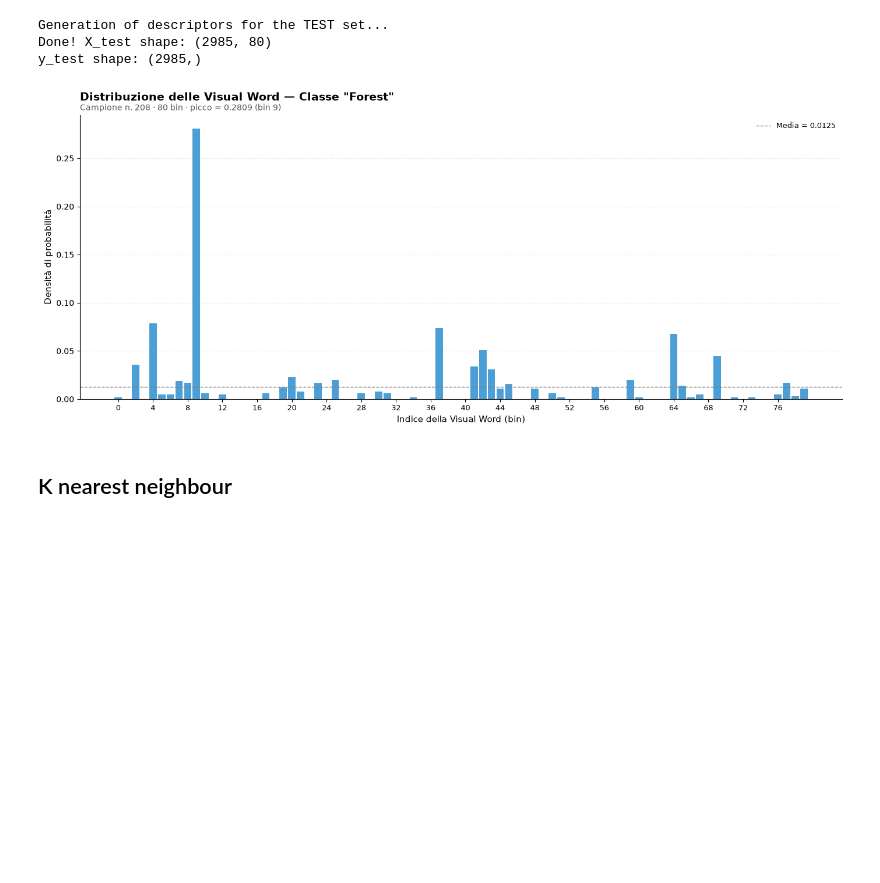
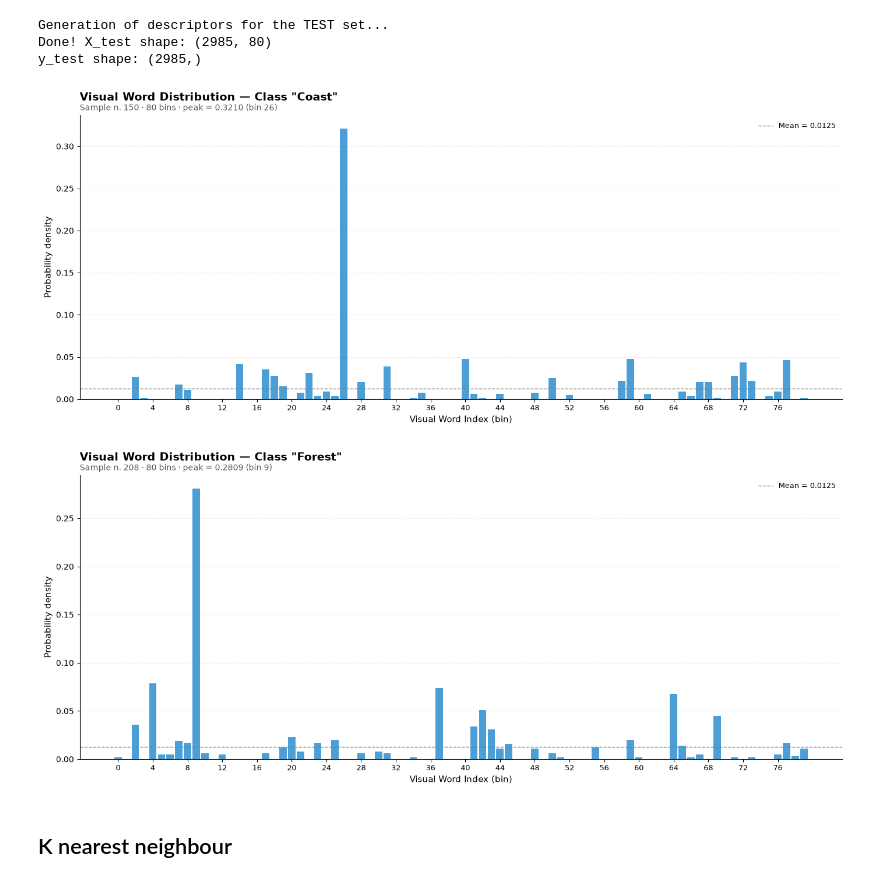
Before and after one commit to RebertoUNI/Computer-vision, a Jupyter notebook: project.ipynb, the cells around one changed output. Saved outputs shown, nothing was run; the diff lists cells and outputs as text; code cells hidden in the pictures; blank space fills up the shorter version.

```diff
--- a/project.ipynb
+++ b/project.ipynb
@@ -382,53 +382,63 @@ y_test shape: (2985,)
 # %%
 import matplotlib.pyplot as plt
 import numpy as np
 
-idx = 208
-hist = np.asarray(X_train[idx])
-label = str(y_train[idx]).strip().capitalize()  # pulizia della label
+def plot_hist(idx, X_train, y_train):
+    hist = np.asarray(X_train[idx])
+    label = str(y_train[idx]).strip().capitalize()  # label cleaning
 
-fig, ax = plt.subplots(figsize=(14, 6))
+    fig, ax = plt.subplots(figsize=(14, 6))
 
-# Tutte le barre blu
-ax.bar(range(len(hist)), hist, color='#4c9fd6',
-       edgecolor='none', width=0.85)
+    # All blue bars
+    ax.bar(range(len(hist)), hist, color='#4c9fd6',
+           edgecolor='none', width=0.85)
 
-# Linea della media
-media = hist.mean()
-ax.axhline(media, color='gray', linestyle='--', linewidth=1,
-           label=f'Media = {media:.4f}')
+    # Mean line
+    media = hist.mean()
+    ax.axhline(media, color='gray', linestyle='--', linewidth=1,
+               label=f'Mean = {media:.4f}')
 
-# Tick leggibili: 1 ogni N
-step = max(1, len(hist) // 20)
-ax.set_xticks(range(0, len(hist), step))
-ax.set_xticklabels(range(0, len(hist), step), fontsize=9)
+    # Readable ticks: 1 every N
+    step = max(1, len(hist) // 20)
+    ax.set_xticks(range(0, len(hist), step))
+    ax.set_xticklabels(range(0, len(hist), step), fontsize=9)
 
-# Titolo pulito (una sola stringa, niente annidamenti strani)
-titolo = f'Distribuzione delle Visual Word — Classe "{label}"'
-ax.set_title(titolo, fontsize=14, fontweight='bold', loc='left', pad=18)
+    # Clean title (single string, no weird nesting)
+    titolo = f'Visual Word Distribution — Class "{label}"'
+    ax.set_title(titolo, fontsize=14, fontweight='bold', loc='left', pad=18)
 
-# Sottotitolo con info utili
-picco_bin = int(hist.argmax())
-sottotitolo = (f'Campione n. {idx} · {len(hist)} bin · '
-               f'picco = {hist.max():.4f} (bin {picco_bin})')
-ax.text(0, 1.01, sottotitolo, transform=ax.transAxes,
-        fontsize=10, color='#555', va='bottom')
+    # Subtitle with useful info
+    picco_bin = int(hist.argmax())
+    sottotitolo = (f'Sample n. {idx} · {len(hist)} bins · '
+                   f'peak = {hist.max():.4f} (bin {picco_bin})')
+    ax.text(0, 1.01, sottotitolo, transform=ax.transAxes,
+            fontsize=10, color='#555', va='bottom')
 
-ax.set_xlabel('Indice della Visual Word (bin)', fontsize=11)
-ax.set_ylabel('Densità di probabilità', fontsize=11)
+    ax.set_xlabel('Visual Word Index (bin)', fontsize=11)
+    ax.set_ylabel('Probability density', fontsize=11)
 
-ax.grid(axis='y', linestyle=':', alpha=0.4)
-ax.set_axisbelow(True)
+    ax.grid(axis='y', linestyle=':', alpha=0.4)
+    ax.set_axisbelow(True)
 
-for spine in ['top', 'right']:
-    ax.spines[spine].set_visible(False)
+    for spine in ['top', 'right']:
+        ax.spines[spine].set_visible(False)
 
-ax.legend(loc='upper right', frameon=False, fontsize=9)
+    ax.legend(loc='upper right', frameon=False, fontsize=9)
 
-plt.tight_layout()
-plt.show()
+    plt.tight_layout()
+    plt.show()
+
+
+# First image
+idx = 150
+plot_hist(idx, X_train, y_train)
+
+# Second image
+idx2 = 208
+plot_hist(idx2, X_train, y_train)
 # %% [output]
-[figure, old version]
+[figure, new version]
+[figure, added]
 # %% [markdown]
 ## K nearest neighbour
 # %%
```
Also changed, not shown: parts of 11 cells of this notebook.
